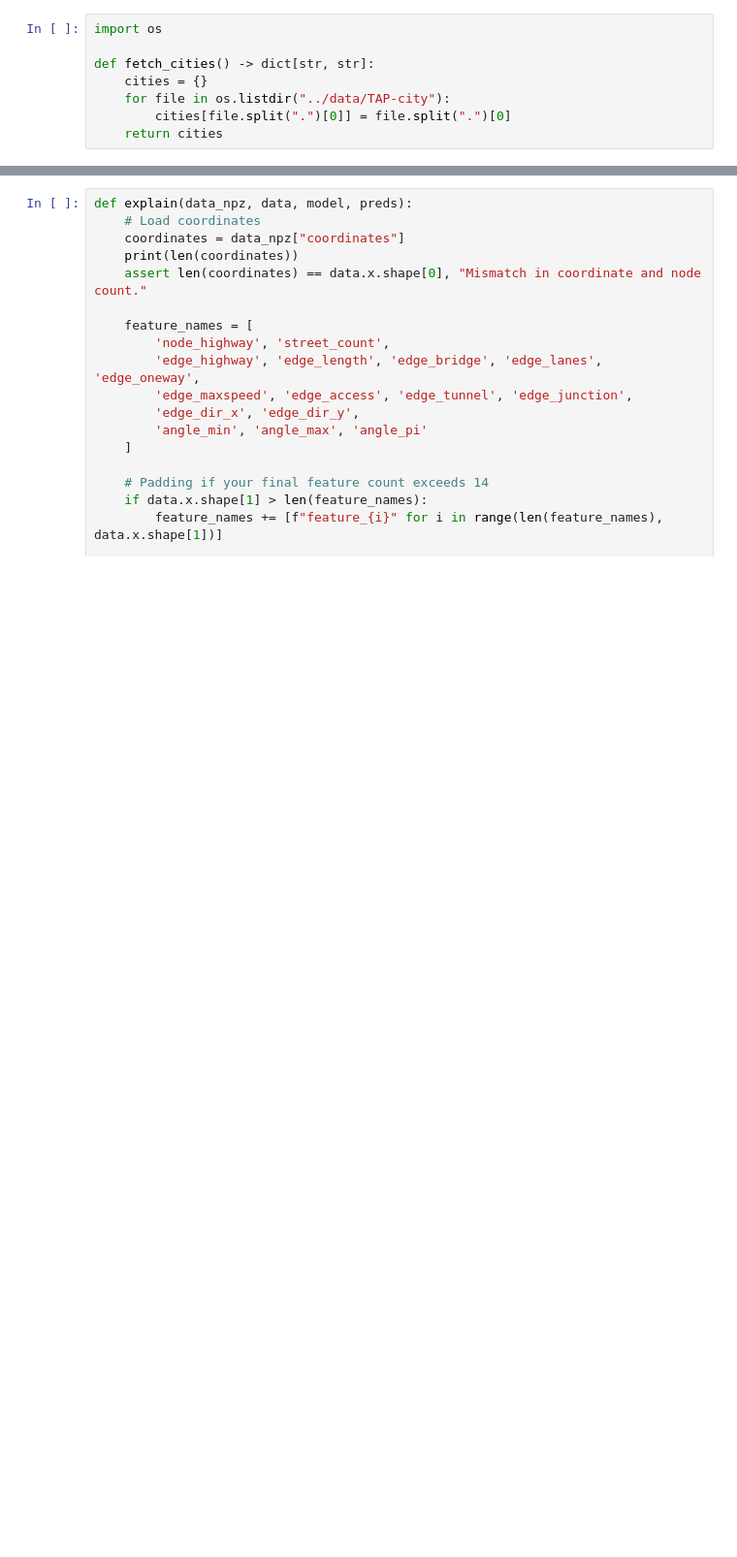
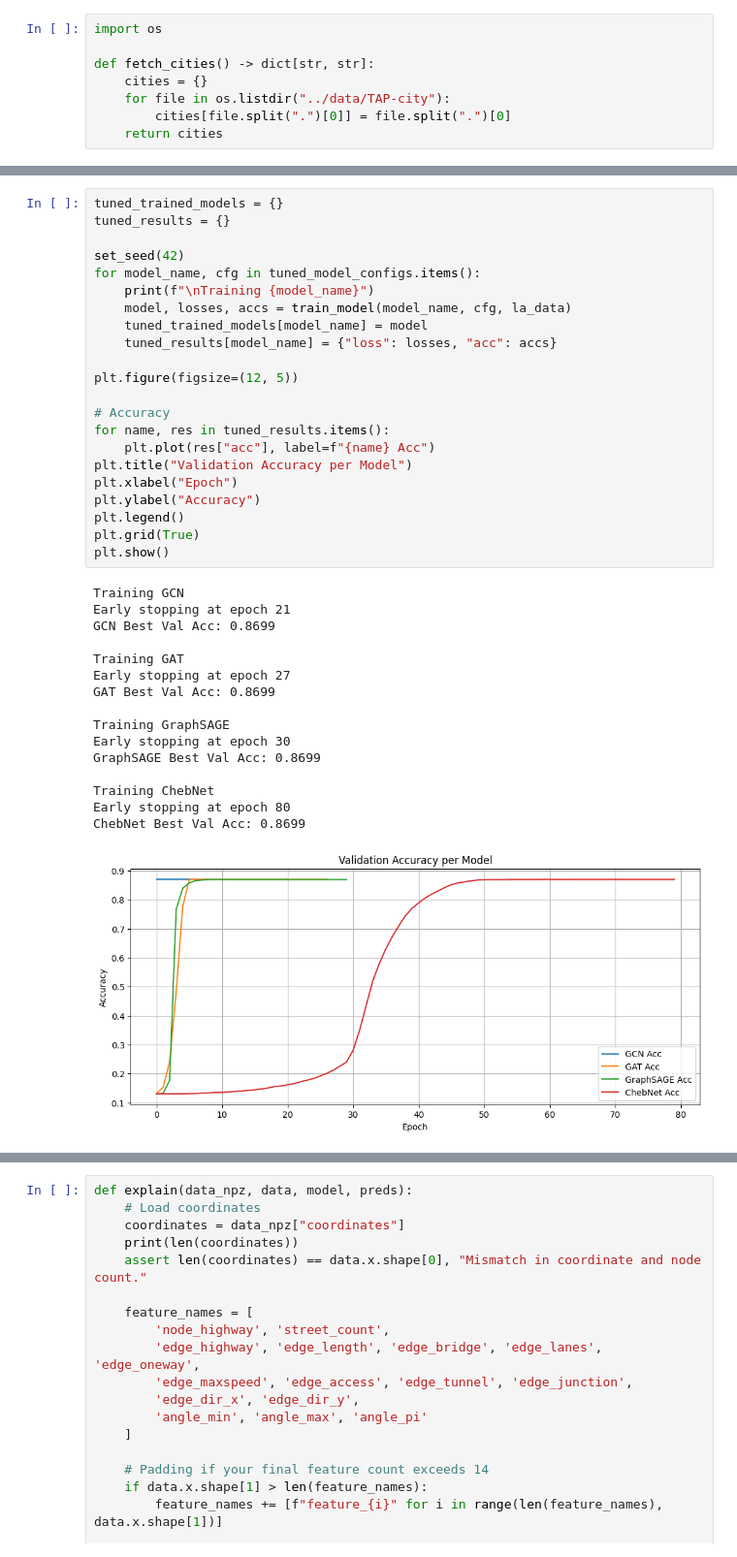
Before and after one commit to wanweileee/traffic-accidents, a Jupyter notebook: US/models/hotspots prediction with TAP all cities.ipynb, the cells around one changed output, grey strips where cells are left out. Shown at 97% size. Cells and saved outputs as stored; diff of their text form; blank space fills up the shorter version.

```diff
--- a/US/models/hotspots prediction with TAP all cities.ipynb
+++ b/US/models/hotspots prediction with TAP all cities.ipynb
@@ -263,0 +304,39 @@ class GAT(torch.nn.Module):
+# %%
+tuned_trained_models = {}
+tuned_results = {}
+
+set_seed(42)
+for model_name, cfg in tuned_model_configs.items():
+    print(f"\nTraining {model_name}")
+    model, losses, accs = train_model(model_name, cfg, la_data)
+    tuned_trained_models[model_name] = model
+    tuned_results[model_name] = {"loss": losses, "acc": accs}
+
+plt.figure(figsize=(12, 5))
+
+# Accuracy
+for name, res in tuned_results.items():
+    plt.plot(res["acc"], label=f"{name} Acc")
+plt.title("Validation Accuracy per Model")
+plt.xlabel("Epoch")
+plt.ylabel("Accuracy")
+plt.legend()
+plt.grid(True)
+plt.show()
+# %% [output]
+Training GCN
+Early stopping at epoch 21
+GCN Best Val Acc: 0.8699
+
+Training GAT
+Early stopping at epoch 27
+GAT Best Val Acc: 0.8699
+
+Training GraphSAGE
+Early stopping at epoch 30
+GraphSAGE Best Val Acc: 0.8699
+
+Training ChebNet
+Early stopping at epoch 80
+ChebNet Best Val Acc: 0.8699
+[figure, added]
```
Also changed, not shown: parts of 15 cells of this notebook, 1 other file.
